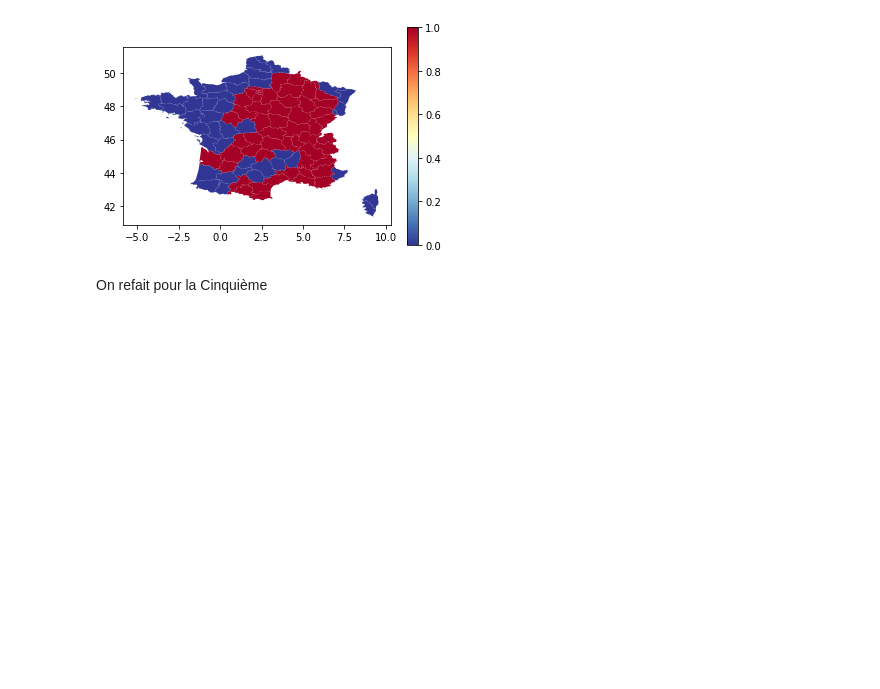
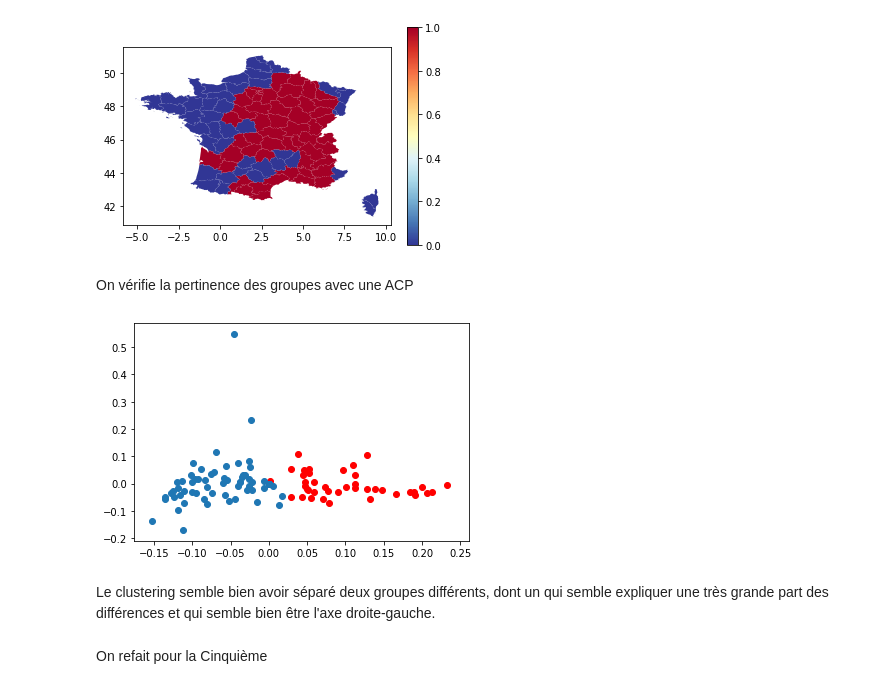
Before and after one commit to dusylvain/Projet-Python-deputes, a Jupyter notebook: clustering.ipynb, the cells around one changed output. Saved outputs shown, nothing was run; the diff lists cells and outputs as text; code cells hidden in the pictures; blank space fills up the shorter version.

```diff
--- a/clustering.ipynb
+++ b/clustering.ipynb
@@ -117,6 +118,24 @@ df.plot(column = 'Appartenance', cmap = 'RdYlBu_r', legend=True)#on crée des ca
 # %% [output]
 <matplotlib.axes._subplots.AxesSubplot at 0x...>
 [figure]
+# %% [markdown]
+On vérifie la pertinence des groupes avec une ACP
+# %%
+acp=PCA(n_components=2)
+proj=acp.fit_transform(depmt_groupe_3)
+#Fit et réduit
+# %%
+def nuagepoint(base) :
+    proj0=[i[0] for i in proj]#on prend la projection sur l'axe des abcisses
+    proj1=[i[1] for i in proj]#puis des ordonnées
+    appartenance=np.array(base['Appartenance'])
+    plt.scatter(proj0*appartenance, proj1*appartenance, color='red')#on projette en rouge les membres du cluster 1
+    plt.scatter(proj0*(1-appartenance), proj1*(1-appartenance))#en bleu ceux du 0
+nuagepoint(depmt_app_3)
+# %% [output]
+[figure, added]
+# %% [markdown]
+Le clustering semble bien avoir séparé deux groupes différents, dont un qui semble expliquer une très grande part des différences et qui semble bien être l'axe droite-gauche.
 # %% [markdown]
 On refait pour la Cinquième
 # %%
```
Also changed, not shown: parts of 13 cells of this notebook.
